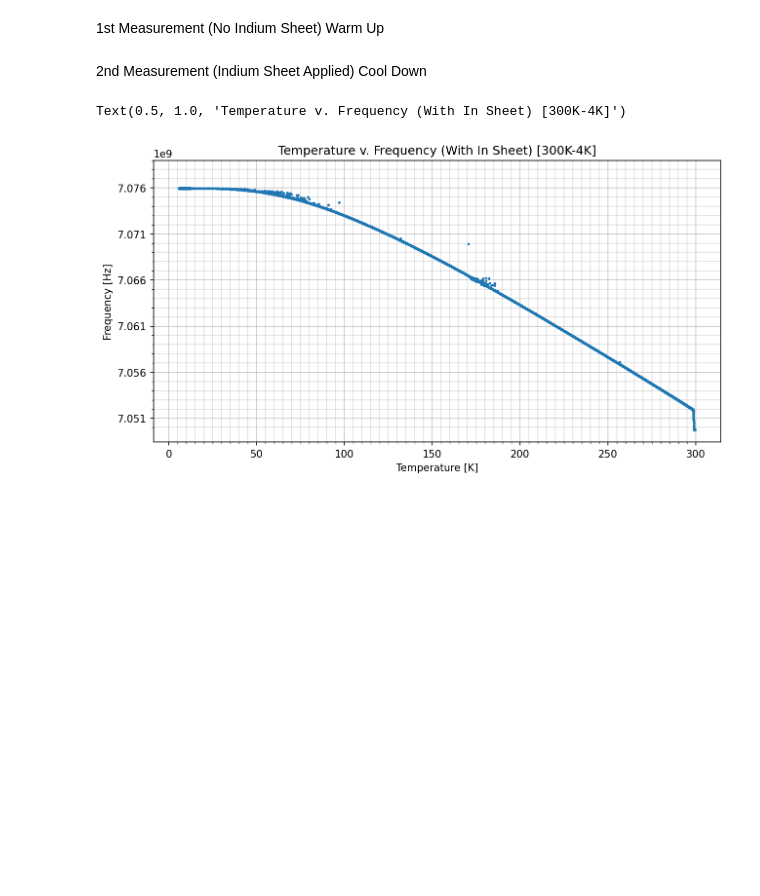
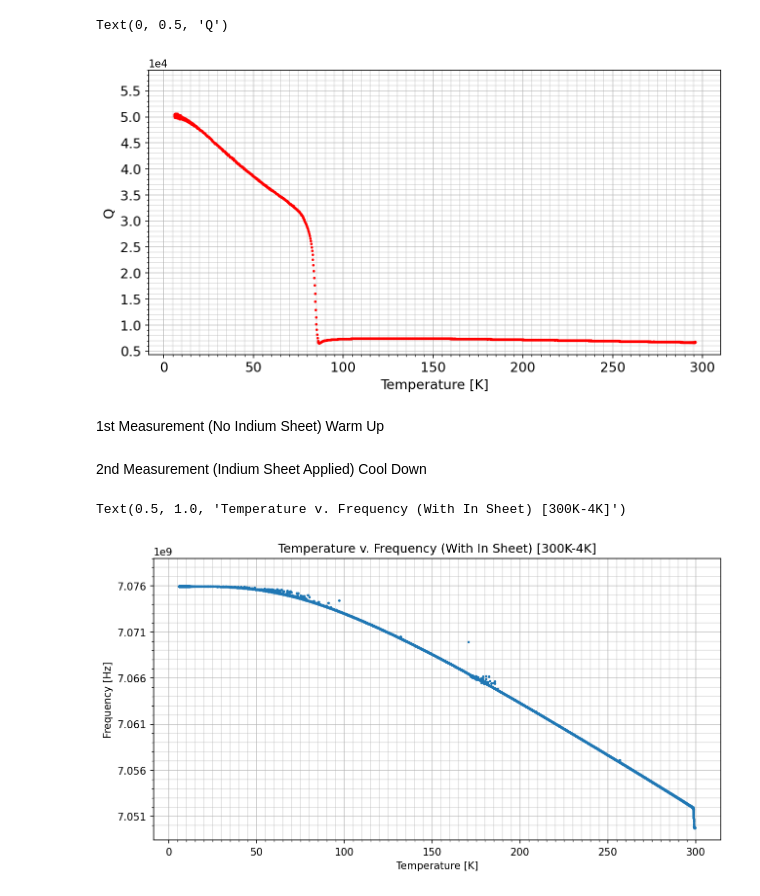
Before and after one commit to peanutflavorbean/CAPP, a Jupyter notebook: Octagon_Two_Cell/Qplot.ipynb, the cells around one changed output. Cells and saved outputs as stored; diff of their text form; code cells hidden in the pictures; blank space fills up the shorter version.

```diff
--- a/Octagon_Two_Cell/Qplot.ipynb
+++ b/Octagon_Two_Cell/Qplot.ipynb
@@ -42,16 +48,22 @@ plt.close()
 # %%
 fig,axs = plt.subplots(1,1,figsize=(10,5),dpi=150)
 axs.plot(temp,Q,marker='.',linestyle='None',markersize=3,color='r')
-axs.set_yticks(np.arange(8000,18001,2000))
-axs.set_yticks(np.arange(8000,18001,200),minor=True)
+axs.set_yticks(np.arange(0.5e4,6e4,0.5e4))
+axs.set_yticks(np.arange(0.5e4,6e4,0.1e4),minor=True)
 axs.set_xticks(np.arange(0,301,50))
 axs.set_xticks(np.arange(0,300,5),minor=True)
+plt.xticks(fontsize=13)
+plt.yticks(fontsize=13)
+axs.ticklabel_format(axis='y',style='sci',scilimits=(4,4))
 axs.grid(which='major',alpha=0.7)
 axs.grid(which='minor',alpha=0.4)
-axs.set_xlabel("Temperature [K]")
-axs.set_ylabel("Q")
-axs.set_title("Temperature v. Q [300K-4K]")
-plt.close()
+axs.set_xlabel("Temperature [K]",fontsize=13)
+axs.set_ylabel("Q",fontsize=13)
+#axs.set_title("Temperature v. Q [300K-6K]")
+#plt.close()
+# %% [output]
+Text(0, 0.5, 'Q')
+[figure, added]
 # %% [markdown]
 1st Measurement (No Indium Sheet) Warm Up
 # %%
```
Also changed, not shown: parts of 5 cells of this notebook, 6 other files.
